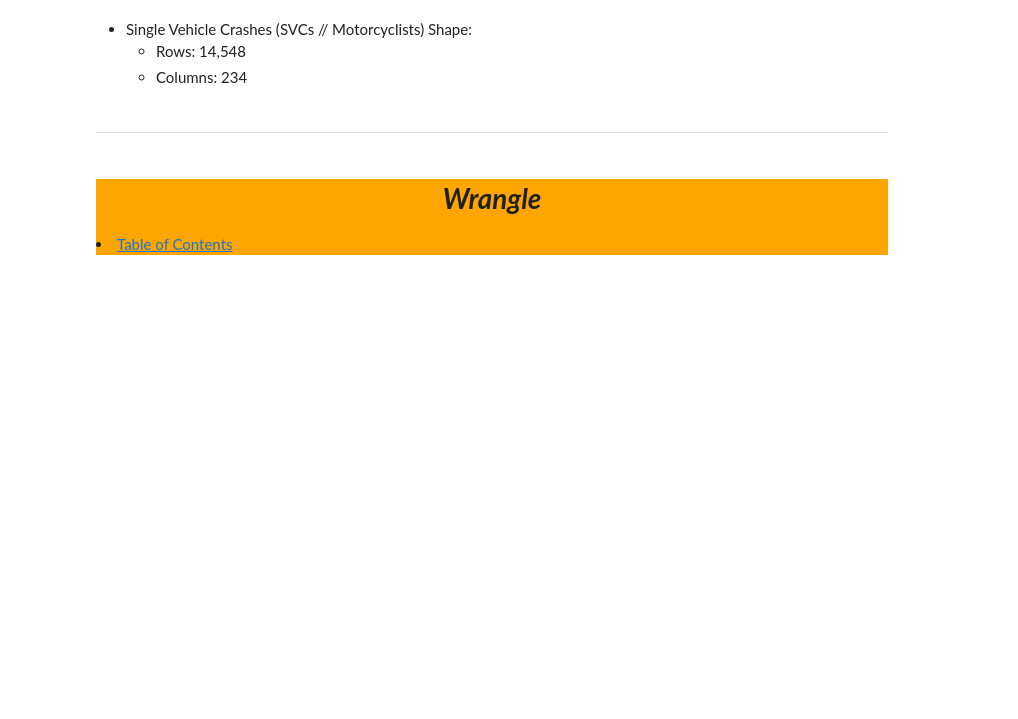
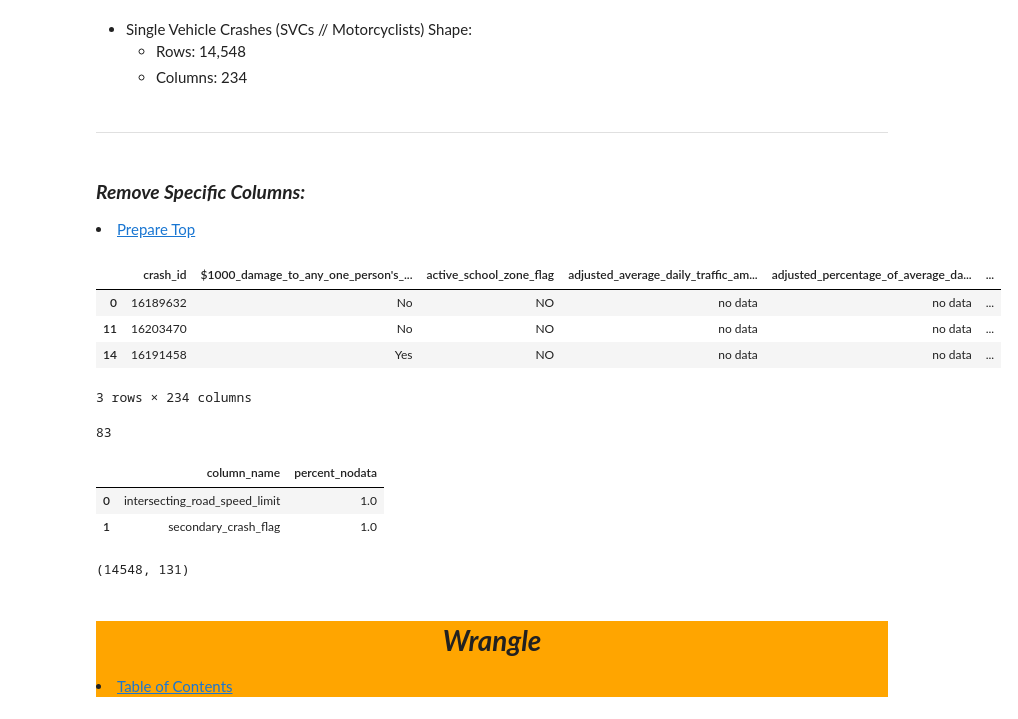
Before and after one commit to tex-wrex/tex-wrex, a Jupyter notebook: Jared/wrangle.ipynb, the cells around one changed output. Cells and saved outputs as stored; diff of their text form; code cells hidden in the pictures; blank space fills up the shorter version.

```diff
--- a/Jared/wrangle.ipynb
+++ b/Jared/wrangle.ipynb
@@ -170,3 +178,18 @@ Name: count, dtype: int64
     - Columns: 234
 # %% [markdown]
 ---
+# %% [markdown]
+<a id='prepareremovespecific'></a>
+<h3><b><i>
+    Remove Specific Columns:
+</i></b></h3>
+<li><a href='#prepare'>Prepare Top</a></li>
+# %%
+svcs = pd.read_csv('svcs.csv', index_col=0)
+svcs.head(3)
+# %% [output]
+|  | crash_id | $1000_damage_to_any_one_person's_... | active_school_zone_flag | adjusted_average_daily_traffic_am... | adjusted_percentage_of_average_da... | ... |
+| 0 | 16189632 | No | NO | no data | no data | ... |
+| 11 | 16203470 | No | NO | no data | no data | ... |
+| 14 | 16191458 | Yes | NO | no data | no data | ... |
+3 rows × 234 columns
@@ -172,0 +282,4 @@ Name: count, dtype: int64
+# %%
+len(cols_to_remove)
+# %% [output]
+83
@@ -172,0 +301,6 @@ Name: count, dtype: int64
+# %%
+pd.DataFrame(drop_negone_pct_dict)
+# %% [output]
+|  | column_name | percent_nodata |
+| 0 | intersecting_road_speed_limit | 1.0 |
+| 1 | secondary_crash_flag | 1.0 |
@@ -173,3 +309,7 @@ Name: count, dtype: int64
+# %%
+svcs.shape
+# %% [output]
+(14548, 131)
 # %% [markdown]
 <div style='background-color:orange'>
 <a id="wrangle"></a>
```
Also changed, not shown: parts of 15 cells of this notebook.
